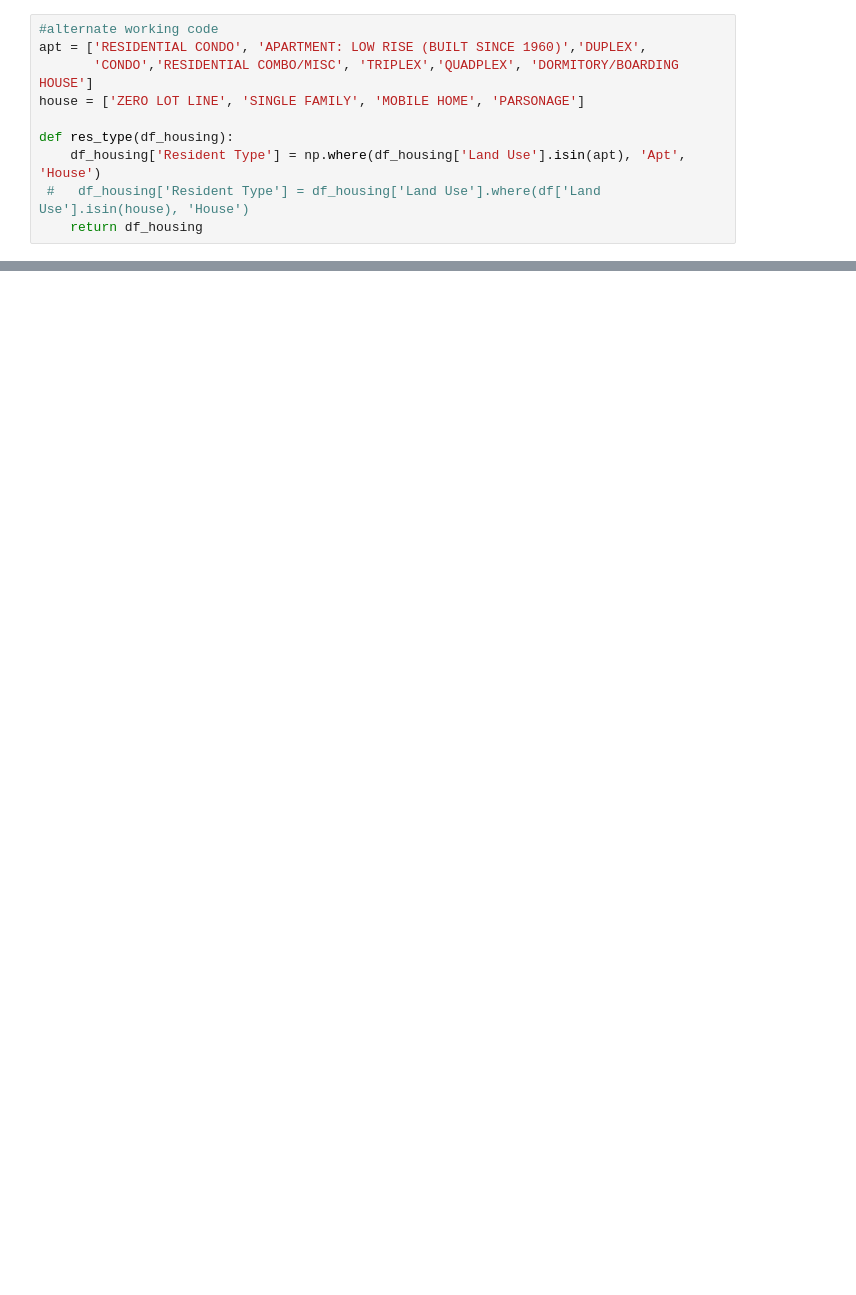
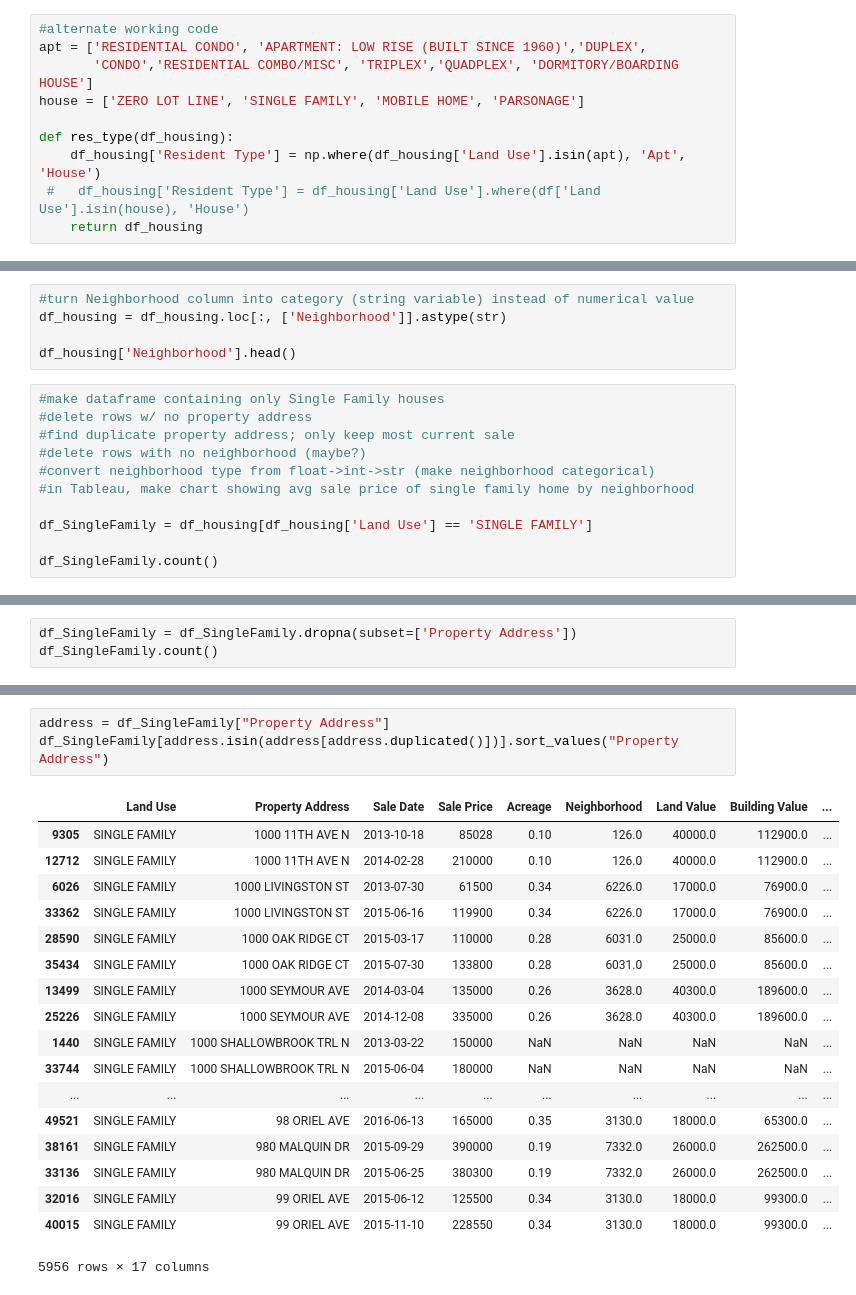
Before and after one commit to TOyefule/DataAnalysisBootcamp, a Jupyter notebook: NashvilleRealEstate_priesterkc.ipynb, the cells around one changed output, grey strips where cells are left out. Drawn from its saved outputs; the diff is of its cells as text; blank space fills up the shorter version.

Commit message:
Cleaning data for Tableau project

```diff
--- a/NashvilleRealEstate_priesterkc.ipynb
+++ b/NashvilleRealEstate_priesterkc.ipynb
@@ -183,0 +135,16 @@ Name: Resident Type, dtype: object
+# %%
+#turn Neighborhood column into category (string variable) instead of numerical value
+df_housing = df_housing.loc[:, ['Neighborhood']].astype(str)
+
+df_housing['Neighborhood'].head()
+# %%
+#make dataframe containing only Single Family houses
+#delete rows w/ no property address
+#find duplicate property address; only keep most current sale
+#delete rows with no neighborhood (maybe?)
+#convert neighborhood type from float->int->str (make neighborhood categorical)
+#in Tableau, make chart showing avg sale price of single family home by neighborhood
+
+df_SingleFamily = df_housing[df_housing['Land Use'] == 'SINGLE FAMILY']
+
+df_SingleFamily.count()
@@ -183,0 +179,3 @@ Name: Resident Type, dtype: object
+# %%
+df_SingleFamily = df_SingleFamily.dropna(subset=['Property Address'])
+df_SingleFamily.count()
@@ -183,0 +201,22 @@ Name: Resident Type, dtype: object
+# %%
+address = df_SingleFamily["Property Address"]
+df_SingleFamily[address.isin(address[address.duplicated()])].sort_values("Property Address")
+# %% [output]
+|  | Land Use | Property Address | Sale Date | Sale Price | Acreage | Neighborhood | Land Value | Building Value | ... |
+| 9305 | SINGLE FAMILY | 1000 11TH AVE N | 2013-10-18 | 85028 | 0.10 | 126.0 | 40000.0 | 112900.0 | ... |
+| 12712 | SINGLE FAMILY | 1000 11TH AVE N | 2014-02-28 | 210000 | 0.10 | 126.0 | 40000.0 | 112900.0 | ... |
+| 6026 | SINGLE FAMILY | 1000 LIVINGSTON ST | 2013-07-30 | 61500 | 0.34 | 6226.0 | 17000.0 | 76900.0 | ... |
+| 33362 | SINGLE FAMILY | 1000 LIVINGSTON ST | 2015-06-16 | 119900 | 0.34 | 6226.0 | 17000.0 | 76900.0 | ... |
+| 28590 | SINGLE FAMILY | 1000 OAK RIDGE CT | 2015-03-17 | 110000 | 0.28 | 6031.0 | 25000.0 | 85600.0 | ... |
+| 35434 | SINGLE FAMILY | 1000 OAK RIDGE CT | 2015-07-30 | 133800 | 0.28 | 6031.0 | 25000.0 | 85600.0 | ... |
+| 13499 | SINGLE FAMILY | 1000 SEYMOUR AVE | 2014-03-04 | 135000 | 0.26 | 3628.0 | 40300.0 | 189600.0 | ... |
+| 25226 | SINGLE FAMILY | 1000 SEYMOUR AVE | 2014-12-08 | 335000 | 0.26 | 3628.0 | 40300.0 | 189600.0 | ... |
+| 1440 | SINGLE FAMILY | 1000 SHALLOWBROOK TRL N | 2013-03-22 | 150000 | NaN | NaN | NaN | NaN | ... |
+| 33744 | SINGLE FAMILY | 1000 SHALLOWBROOK TRL N | 2015-06-04 | 180000 | NaN | NaN | NaN | NaN | ... |
+| ... | ... | ... | ... | ... | ... | ... | ... | ... | ... |
+| 49521 | SINGLE FAMILY | 98 ORIEL AVE | 2016-06-13 | 165000 | 0.35 | 3130.0 | 18000.0 | 65300.0 | ... |
+| 38161 | SINGLE FAMILY | 980 MALQUIN DR | 2015-09-29 | 390000 | 0.19 | 7332.0 | 26000.0 | 262500.0 | ... |
+| 33136 | SINGLE FAMILY | 980 MALQUIN DR | 2015-06-25 | 380300 | 0.19 | 7332.0 | 26000.0 | 262500.0 | ... |
+| 32016 | SINGLE FAMILY | 99 ORIEL AVE | 2015-06-12 | 125500 | 0.34 | 3130.0 | 18000.0 | 99300.0 | ... |
+| 40015 | SINGLE FAMILY | 99 ORIEL AVE | 2015-11-10 | 228550 | 0.34 | 3130.0 | 18000.0 | 99300.0 | ... |
+5956 rows × 17 columns
```
Also changed, not shown: parts of 22 cells of this notebook.
